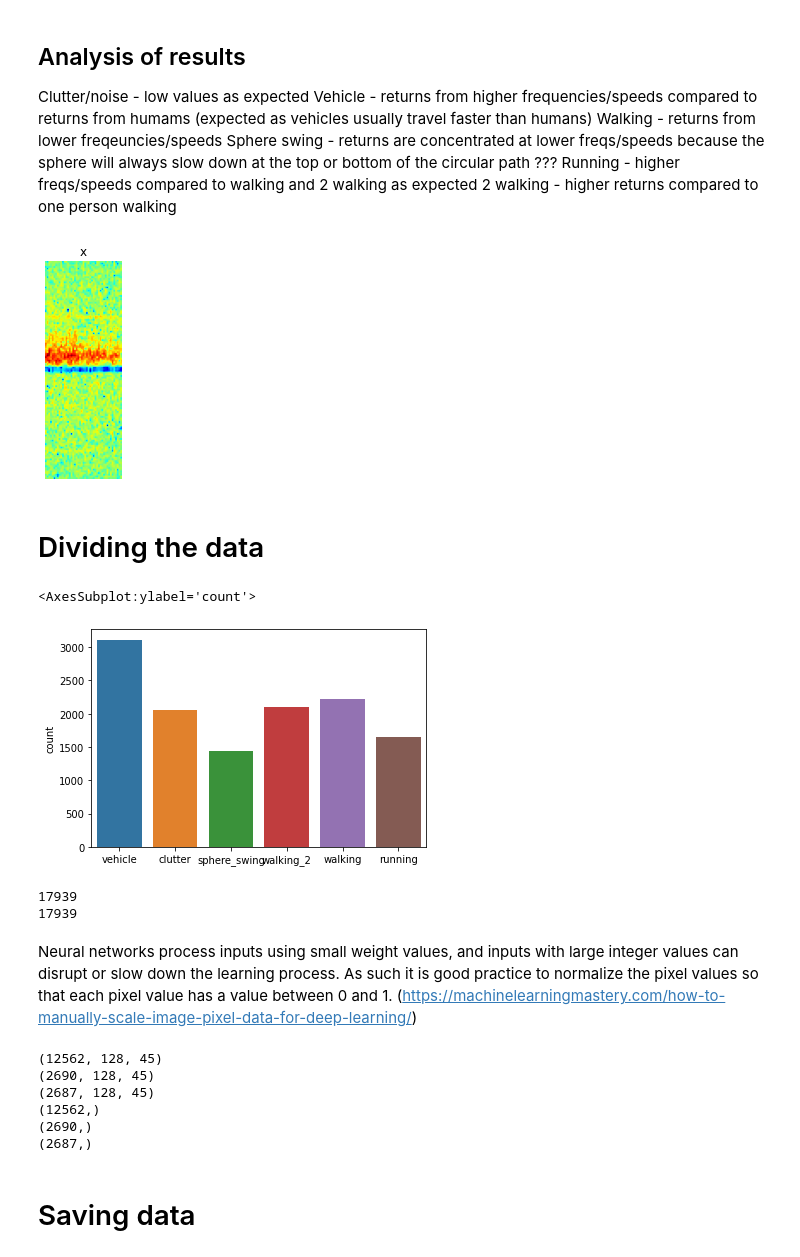
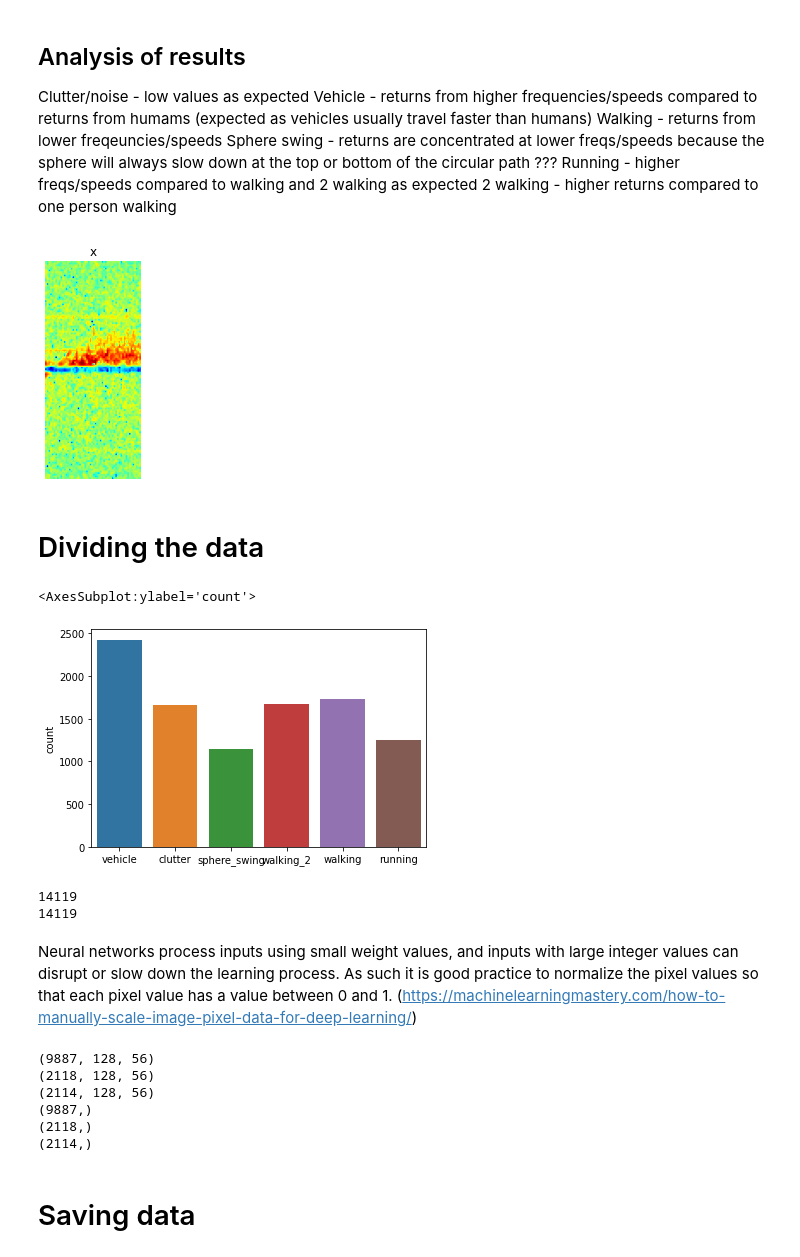
Before and after one commit to nemashy/Masters-Nyasha, a Jupyter notebook: preprocessing/eda.ipynb, the cells around one changed output. Cells and saved outputs as stored; diff of their text form; code cells hidden in the pictures.

```diff
--- a/preprocessing/eda.ipynb
+++ b/preprocessing/eda.ipynb
@@ -12,8 +12,9 @@ from mpl_toolkits.axes_grid1 import make_axes_locatable
 
 # %hist -o -g -f ipython_history.md
 # %%
-file_path = 'Data/Processed/havsdata_4s.mat' # One may want to know how long might be neccessary to capture so that a high accuracy is achieved
-saved_data_path = '../Processed Data/processed_data.npz'
+dwell_time = 5
+file_path = f'Data/Processed/havsdata_{dwell_time}s.mat' # One may want to know how long might be neccessary to capture so that a high accuracy is achieved
+saved_data_path = f'../Processed Data/processed_data_{dwell_time}s.npz'
 saved_data_path_cv = '../Processed Data/processed_data_cv.npz'
 # %%
 # Read .mat file
@@ -104,12 +118,12 @@ Sphere swing - returns are concentrated at lower freqs/speeds because the sphere
 Running - higher freqs/speeds compared to walking and 2 walking as expected
 2 walking - higher returns compared to one person walking
 # %%
-plt.imshow(walking_2_data[1], cmap='jet')
+plt.imshow(walking_2_data[0], cmap='jet')
 plt.title('x')
 plt.axis('off')
 plt.show()
 # %% [output]
-[figure, old version]
+[figure, new version]
 # %% [markdown]
 # Dividing the data
 # %%
@@ -174,7 +188,7 @@ for i, data in enumerate(havs_data):
 sns.countplot(y_train)
 # %% [output]
 <AxesSubplot:ylabel='count'>
-[figure, old version]
+[figure, new version]
 # %%
 # Sanity check
 
@@ -184,8 +198,8 @@ print(len(y_train) + len(y_val) + len(y_test))
 # Old data
 print(len(labels))
 # %% [output]
-17939
-17939
+14119
+14119
 # %% [markdown]
 Neural networks process inputs using small weight values, and inputs with large integer values can disrupt or slow down the learning process. As such it is good practice to normalize the pixel values so that each pixel value has a value between 0 and 1. (https://machinelearningmastery.com/how-to-manually-scale-image-pixel-data-for-deep-learning/)
 # %%
@@ -206,12 +220,12 @@ print(y_train.shape)
 print(y_val.shape)
 print(y_test.shape)
 # %% [output]
-(12562, 128, 45)
-(2690, 128, 45)
-(2687, 128, 45)
-(12562,)
-(2690,)
-(2687,)
+(9887, 128, 56)
+(2118, 128, 56)
+(2114, 128, 56)
+(9887,)
+(2118,)
+(2114,)
 # %% [markdown]
 # Saving data
 # %%
```
Also changed, not shown: parts of 10 cells of this notebook, 8 other files.
